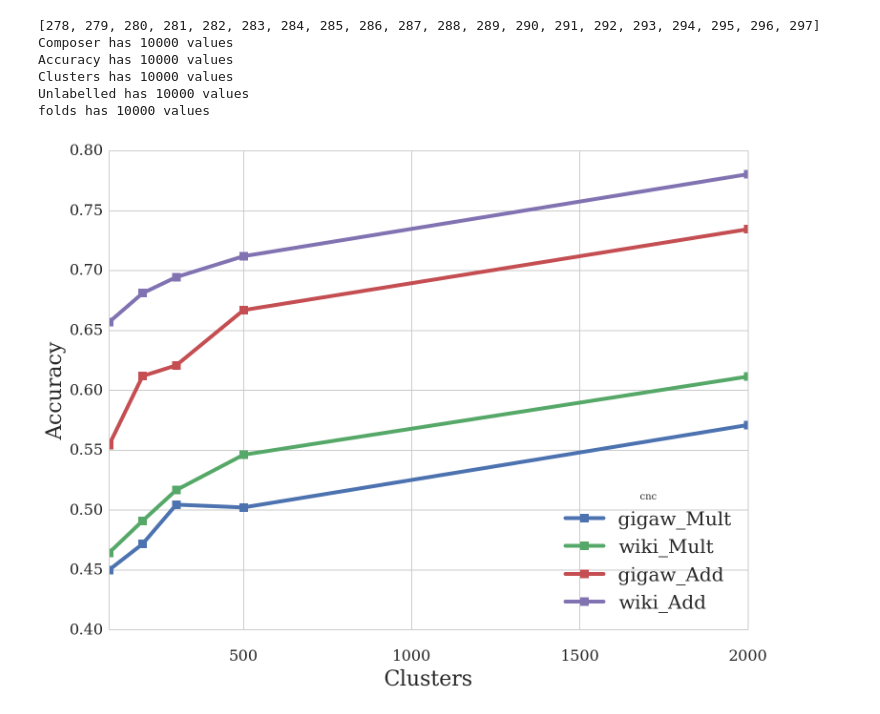
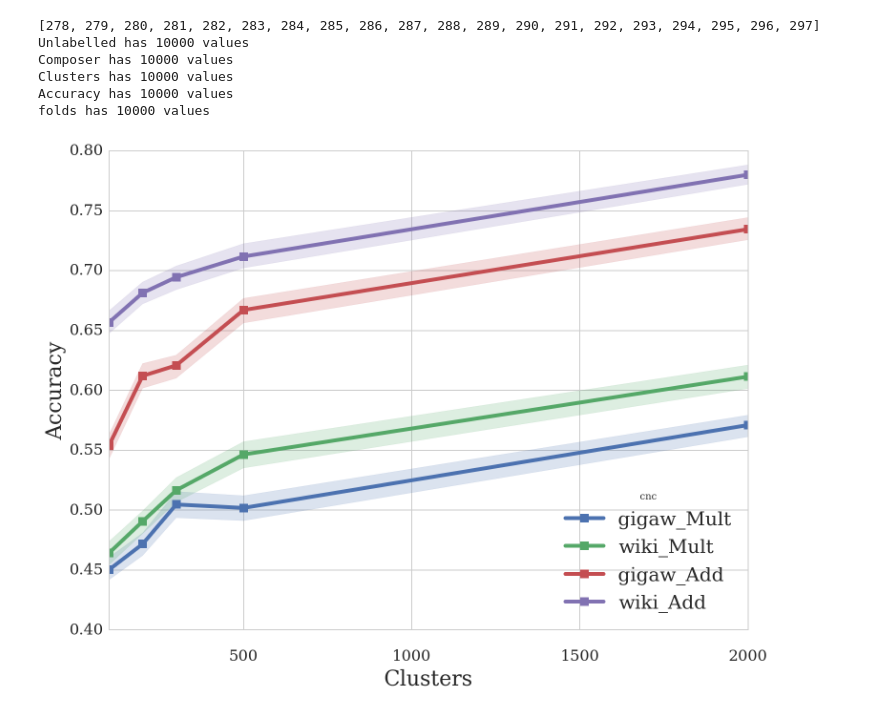
Before and after one commit to mbatchkarov/ExpLosion, a Jupyter notebook: notebooks/clustered_vectors_results.ipynb, the cells around one changed output. Cells and saved outputs as stored; diff of their text form; code cells hidden in the pictures.

```diff
--- a/notebooks/clustered_vectors_results.ipynb
+++ b/notebooks/clustered_vectors_results.ipynb
@@ -59,37 +59,37 @@ query_dict['clusters__vectors__algorithm__in'] = ['word2vec']
 query_dict['clusters__vectors__composer__in'] = ['Add', 'Mult']
 query_dict['clusters__vectors__unlabelled__in'] = ['gigaw', 'wiki']
 
 other_dict['expansions__vectors__algorithm'] = 'word2vec'
 other_dict['expansions__vectors__composer__in'] = ['Add', 'Mult']
 other_dict['expansions__vectors__unlabelled__in'] = ['gigaw', 'wiki']
 
 ids = Experiment.objects.filter(**query_dict).values_list('id', flat=True)
 print(ids)
 df = dataframe_from_exp_ids(ids, {'Clusters':'clusters__num_clusters',
                                   'Composer':'clusters__vectors__composer',
                                   'Unlabelled':'clusters__vectors__unlabelled'
                                  })
 df = df.convert_objects(convert_numeric=True)
 df['cnc'] = df.Unlabelled + '_' + df.Composer
 sns.tsplot(data=df, time='Clusters', condition='cnc',
            value='Accuracy', unit='folds',
-           marker='s', linewidth=4)
+           marker='s', linewidth=4, bootstrap_func=my_bootstrap, ci=99)
 
 # colors = 'mkcy'
 # for i, exp in enumerate(Experiment.objects.filter(**other_dict)):
 #     plt.axhline(Results.objects.get(id=exp.id, classifier=CLASSIFIER).accuracy_mean,
 #                label='Neigh: %s'%exp.expansions.vectors.composer, c=colors[i])
 # sns.despine(left=True)
 
 plt.savefig('plot-clusters2.pdf', format='pdf', dpi=300, bbox_inches='tight', pad_inches=0.1)
 # %% [output]
 [278, 279, 280, 281, 282, 283, 284, 285, 286, 287, 288, 289, 290, 291, 292, 293, 294, 295, 296, 297]
+Unlabelled has 10000 values
 Composer has 10000 values
+Clusters has 10000 values
 Accuracy has 10000 values
-Clusters has 10000 values
-Unlabelled has 10000 values
 folds has 10000 values
-[figure, old version]
+[figure, new version]
 # %%
 query_dict = {
 'clusters__num_clusters': 100,
```
Also changed, not shown: parts of 4 cells of this notebook, 5 other files.
